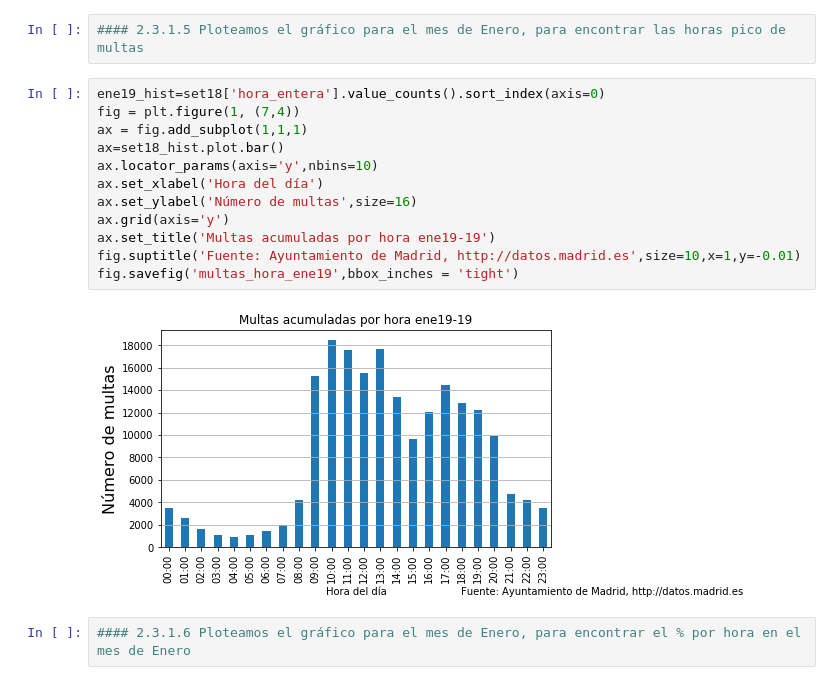
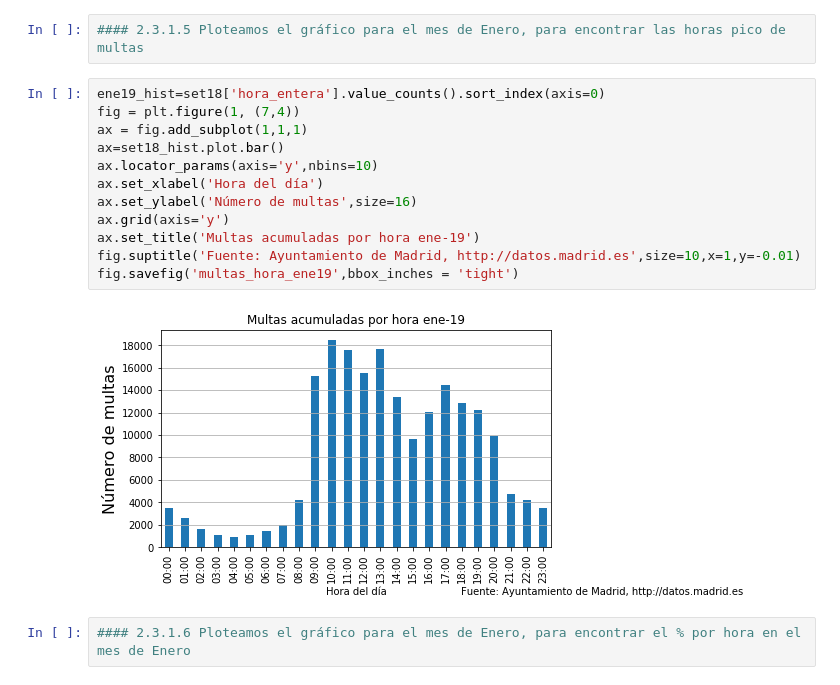
Before and after one commit to Rafabedolla/python, a Jupyter notebook: rafa.ipynb, the cells around one changed output. Saved outputs shown, nothing was run; the diff lists cells and outputs as text.

```diff
--- a/rafa.ipynb
+++ b/rafa.ipynb
@@ -758,17 +769,17 @@ for n in range(0,ene19.shape[0]):
 # %%
 ene19_hist=set18['hora_entera'].value_counts().sort_index(axis=0)
 fig = plt.figure(1, (7,4))
 ax = fig.add_subplot(1,1,1)
 ax=set18_hist.plot.bar()
 ax.locator_params(axis='y',nbins=10)
 ax.set_xlabel('Hora del día')
 ax.set_ylabel('Número de multas',size=16)
 ax.grid(axis='y')
-ax.set_title('Multas acumuladas por hora ene19-19')
+ax.set_title('Multas acumuladas por hora ene-19')
 fig.suptitle('Fuente: Ayuntamiento de Madrid, http://datos.madrid.es',size=10,x=1,y=-0.01)
 fig.savefig('multas_hora_ene19',bbox_inches = 'tight')
 # %% [output]
-[figure, old version]
+[figure, new version]
 # %%
 #### 2.3.1.6 Ploteamos el gráfico para el mes de Enero, para encontrar el % por hora en el mes de Enero
 # %%
```
Also changed, not shown: parts of 17 cells of this notebook.
